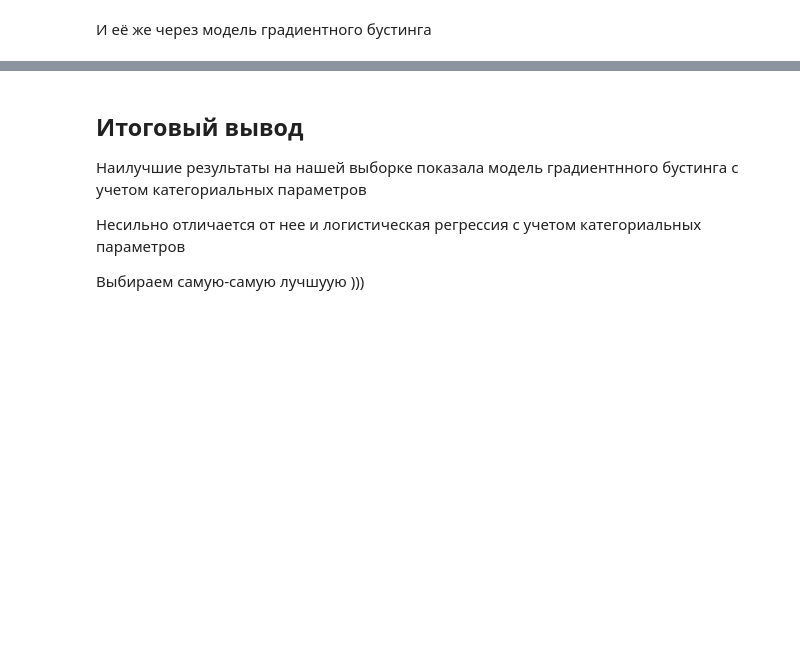
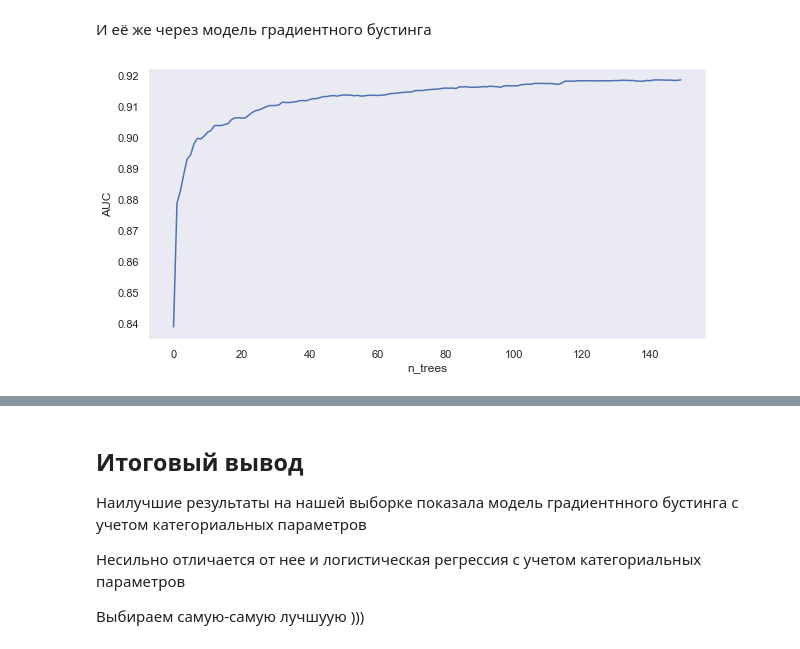
Before and after one commit to akazankina/202305_AK_Raiff_PracticalML_HSE, a Jupyter notebook: income_forecast/Raiff_EDA_modeling_income.ipynb, the cells around one changed output, grey strips where cells are left out. Drawn from its saved outputs; the diff is of its cells as text; code cells hidden in the pictures; blank space fills up the shorter version.

```diff
--- a/income_forecast/Raiff_EDA_modeling_income.ipynb
+++ b/income_forecast/Raiff_EDA_modeling_income.ipynb
@@ -1391,6 +1393,14 @@ gbm = CatBoostClassifier(iterations=100,
                           verbose=False)
 gbm.fit(train_set, eval_set=test_set)
 gbm_preds = gbm.predict_proba(test_set)
+# %%
+eval_metrics = gbm.get_evals_result()
+plt.plot(eval_metrics['validation']['AUC'])
+plt.xlabel('n_trees')
+plt.ylabel('AUC')
+plt.grid()
+# %% [output]
+[figure, added]
 # %%
 gbm_income = gbm_preds[:, 1]
 bc = best_coef(ytest, gbm_income, show_graph=True)
```
Also changed, not shown: parts of 28 cells of this notebook, 2 other files.
